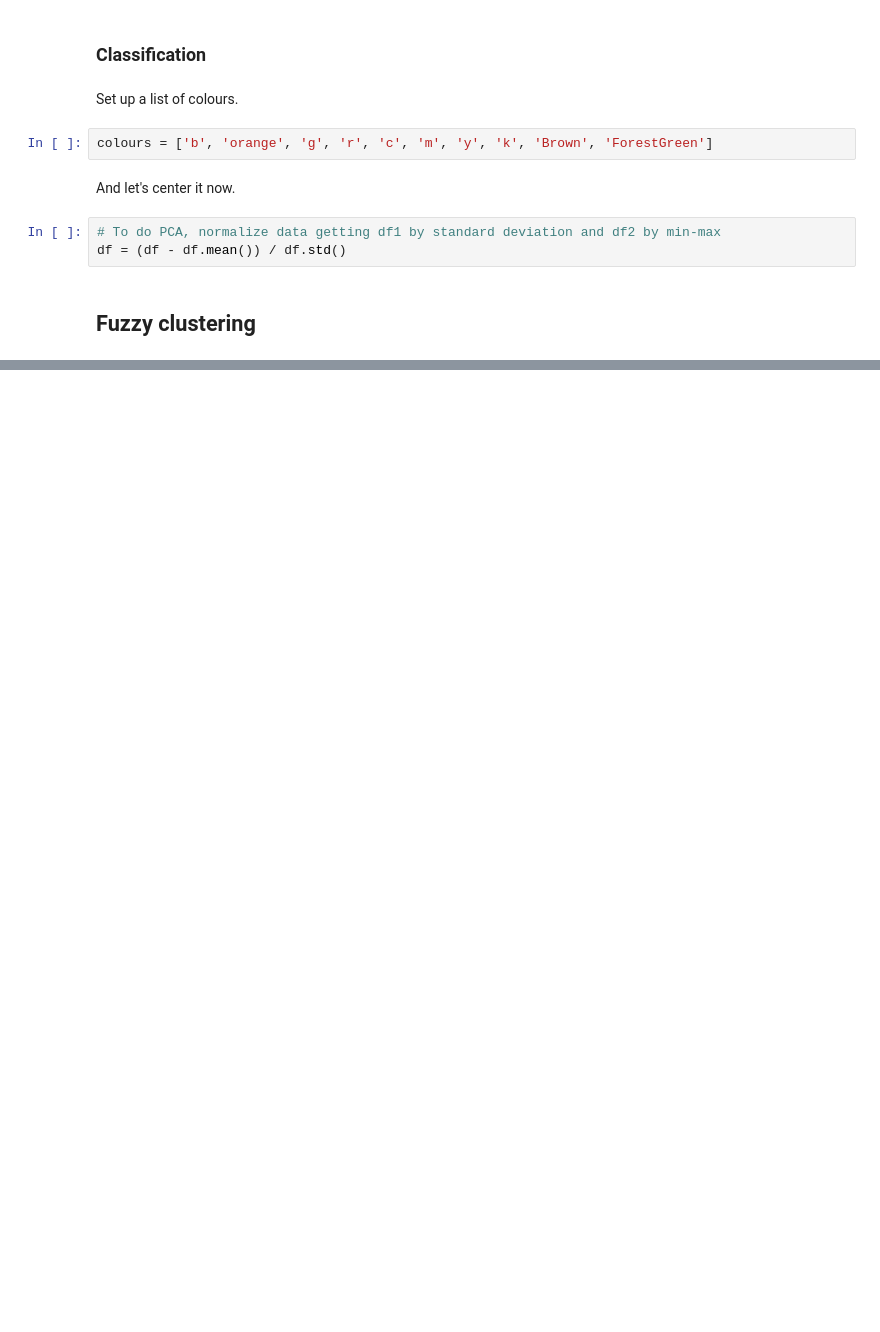
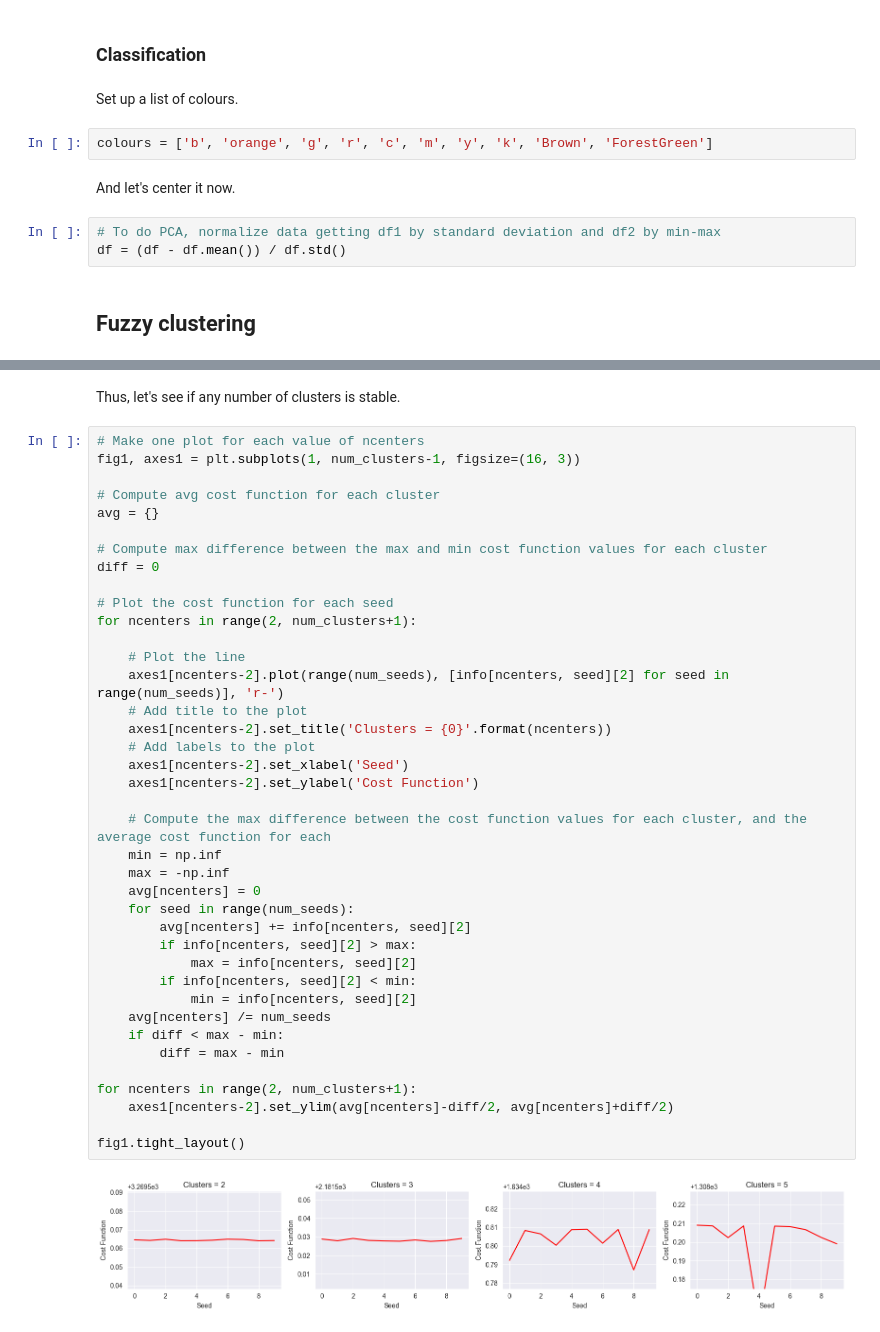
Before and after one commit to peetceenatoo/ncaa-mining, a Jupyter notebook: Scripts/Python/scikit_fuzzy_clustering.ipynb, the cells around one changed output, grey strips where cells are left out. Saved outputs shown, nothing was run; the diff lists cells and outputs as text; blank space fills up the shorter version.

```diff
--- a/Scripts/Python/scikit_fuzzy_clustering.ipynb
+++ b/Scripts/Python/scikit_fuzzy_clustering.ipynb
@@ -126,0 +228,43 @@ fig1.tight_layout()
+# %% [markdown]
+Thus, let's see if any number of clusters is stable.
+# %%
+# Make one plot for each value of ncenters
+fig1, axes1 = plt.subplots(1, num_clusters-1, figsize=(16, 3))
+
+# Compute avg cost function for each cluster
+avg = {}
+
+# Compute max difference between the max and min cost function values for each cluster
+diff = 0
+
+# Plot the cost function for each seed
+for ncenters in range(2, num_clusters+1):
+
+    # Plot the line
+    axes1[ncenters-2].plot(range(num_seeds), [info[ncenters, seed][2] for seed in range(num_seeds)], 'r-')
+    # Add title to the plot
+    axes1[ncenters-2].set_title('Clusters = {0}'.format(ncenters))
+    # Add labels to the plot
+    axes1[ncenters-2].set_xlabel('Seed')
+    axes1[ncenters-2].set_ylabel('Cost Function')
+
+    # Compute the max difference between the cost function values for each cluster, and the average cost function for each
+    min = np.inf
+    max = -np.inf
+    avg[ncenters] = 0
+    for seed in range(num_seeds):
+        avg[ncenters] += info[ncenters, seed][2]
+        if info[ncenters, seed][2] > max:
+            max = info[ncenters, seed][2]
+        if info[ncenters, seed][2] < min:
+            min = info[ncenters, seed][2]
+    avg[ncenters] /= num_seeds
+    if diff < max - min:
+        diff = max - min
+
+for ncenters in range(2, num_clusters+1):
+    axes1[ncenters-2].set_ylim(avg[ncenters]-diff/2, avg[ncenters]+diff/2)
+
+fig1.tight_layout()
+# %% [output]
+[figure, added]
```
Also changed, not shown: parts of 21 cells of this notebook.
